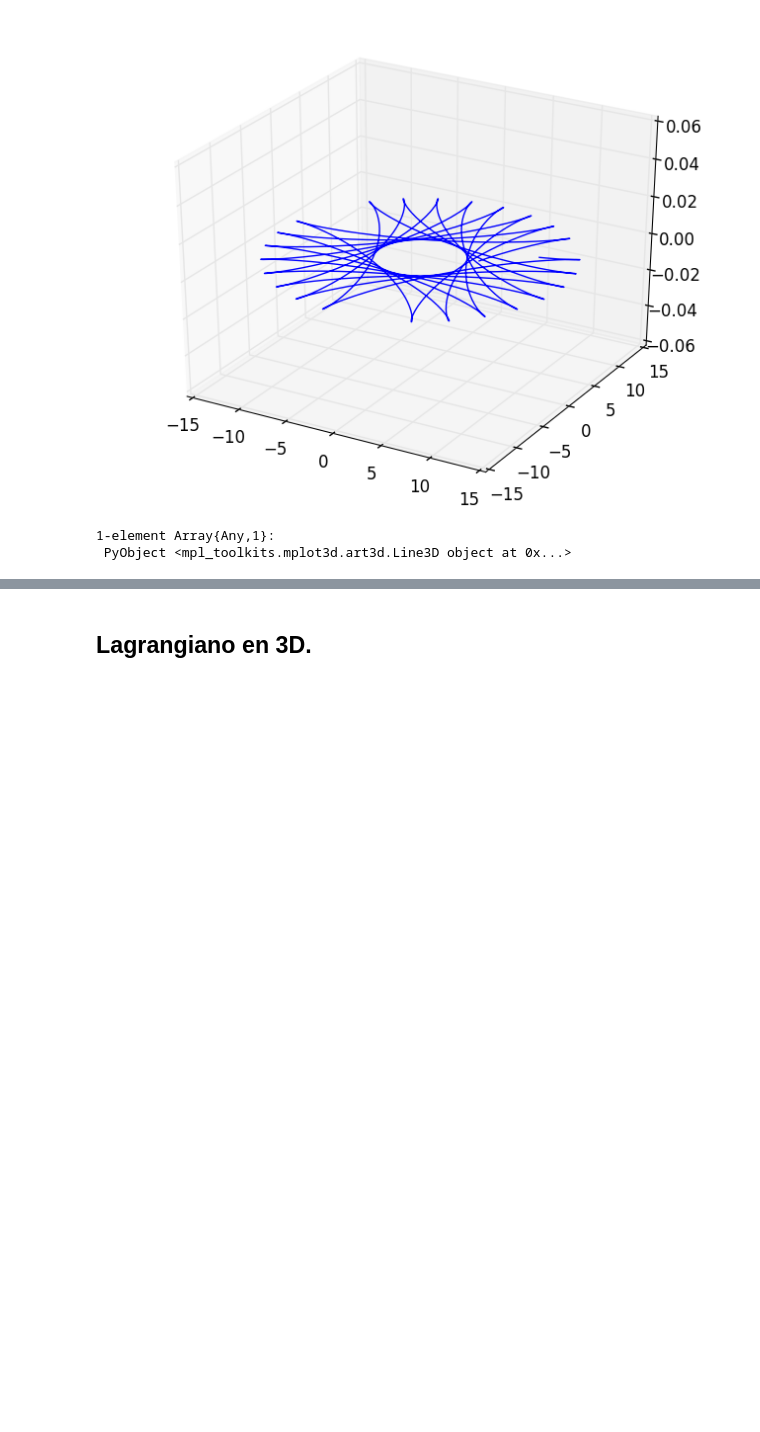
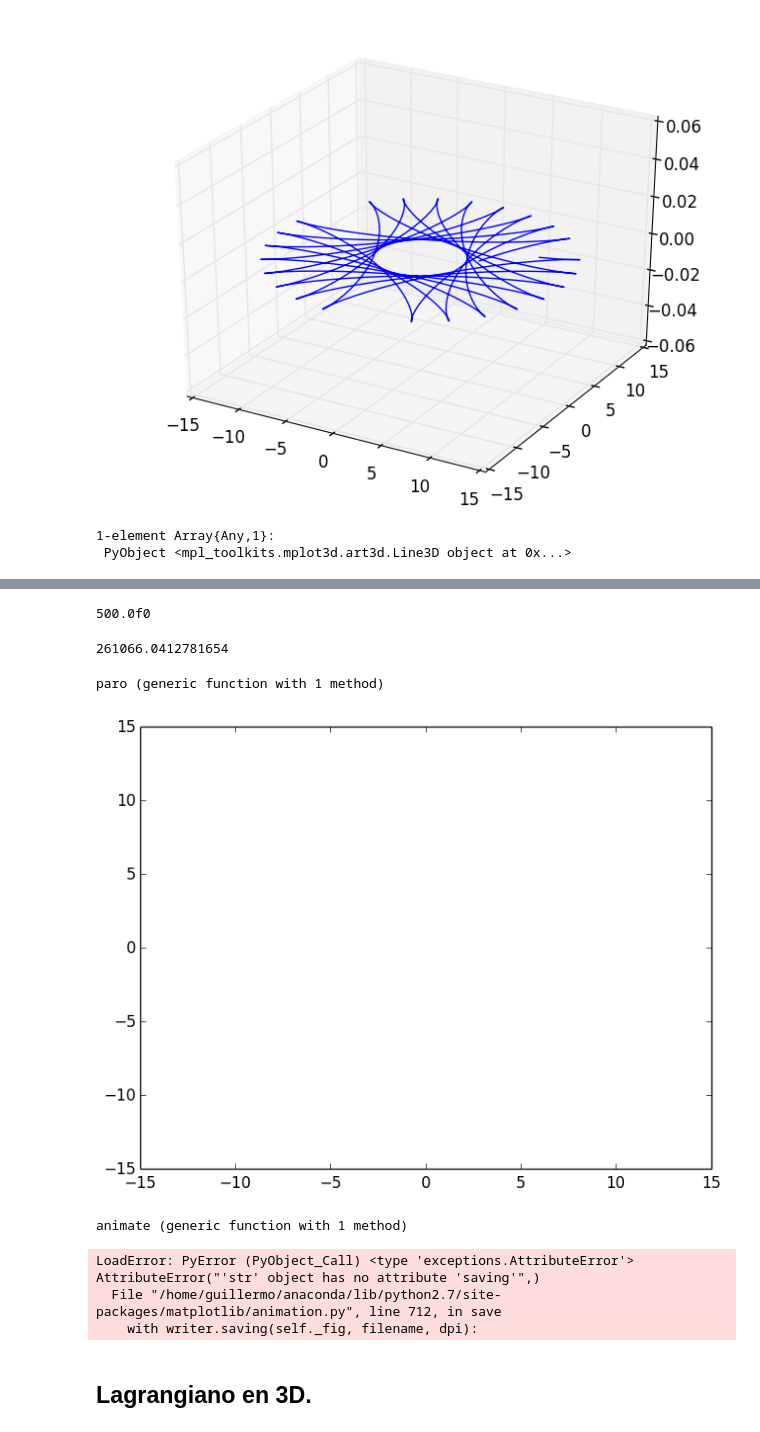
Before and after one commit to GX-Calva-Garcia/Proyecto-Final, a Jupyter notebook: pendulo.ipynb, the cells around one changed output, grey strips where cells are left out. Cells and saved outputs as stored; diff of their text form; code cells hidden in the pictures; blank space fills up the shorter version.

Commit message:
para 12 horas

```diff
--- a/pendulo.ipynb
+++ b/pendulo.ipynb
@@ -280,0 +354,24 @@ plot3D(q[:,1],q[:,2])
+# %%
+t2[length(t2)]
+# %% [output]
+500.0f0
+# %%
+2*(2*pi / (vel_angular*2*sin(latitud)))
+# %% [output]
+261066.0412781654
+# %%
+function paro(t,q0,latitud)
+    temp = 2*(2*pi / (vel_angular*2*sin(latitud)))
+    # El piso están en y = 0
+    if abs(t- temp)< 1e-3
+        true
+    else
+        false
+    end
+end
+# %% [output]
+paro (generic function with 1 method)
+# %%
+a=rand(100,2)
+A=trayectoria(a[:,1]);
+B=trayectoria(a[:,2]);
@@ -281,3 +391,43 @@ plot3D(q[:,1],q[:,2])
+# %%
+fig = figure()
+ax = plt.axes(xlim=(-15, 15), ylim=(-15, 15))
+
+global line1 = ax[:plot]([], [], "ko", lw=2)[1]
+global line2 = ax[:plot]([], [], "r", lw=1)[1]
+
+# Inicialización
+function init()
+    global line1
+    global line2
+
+    line1[:set_data]([], [])
+    line2[:set_data]([], [])
+
+    return ([line1, line2],None)
+end
+
+function animate(i)
+    global line1
+    # i+1 para que i=0 sea x[1]
+    line1[:set_data]([a[1:100,1][i+1]],[a[1:100,2][i+1]])
+    line2[:set_data](A[1:100][i+1],B[1:100][i+1])
+    return ([line1, line2],None)
+end
+# %% [output]
+[figure, added]
+animate (generic function with 1 method)
+# %%
+myanim = anim.FuncAnimation(fig, animate, init_func=init, frames=length(A[1:100]), interval=20, blit=true);
+
+myanim[:save]("anim_prueba.mp4", extra_args=["-vcodec", "libx264"])
+
+display("text/html", string("""<video autoplay controls><source src="data:video/mp4;base64,""",
+base64(open(readbytes,"anim_prueba.mp4")),"""" type="video/mp4"></video>"""))
+# %% [output]
+LoadError: PyError (PyObject_Call) <type 'exceptions.AttributeError'>
+AttributeError("'str' object has no attribute 'saving'",)
+  File "/home/guillermo/anaconda/lib/python2.7/site-packages/matplotlib/animation.py", line 712, in save
+    with writer.saving(self._fig, filename, dpi):
 # %% [markdown]
 ## Lagrangiano en 3D.
 # %% [markdown]
```
Also changed, not shown: parts of 11 cells of this notebook.
